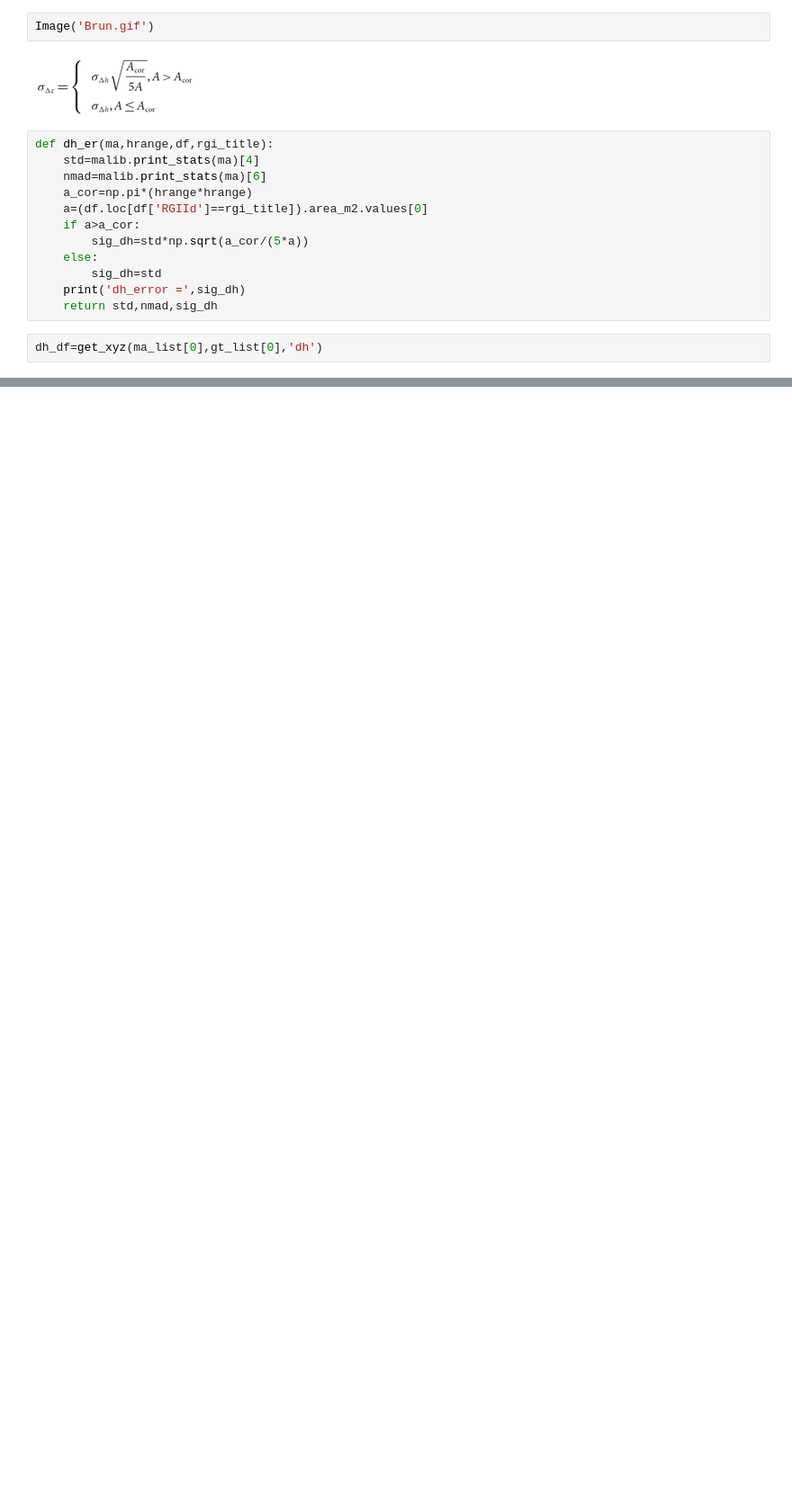
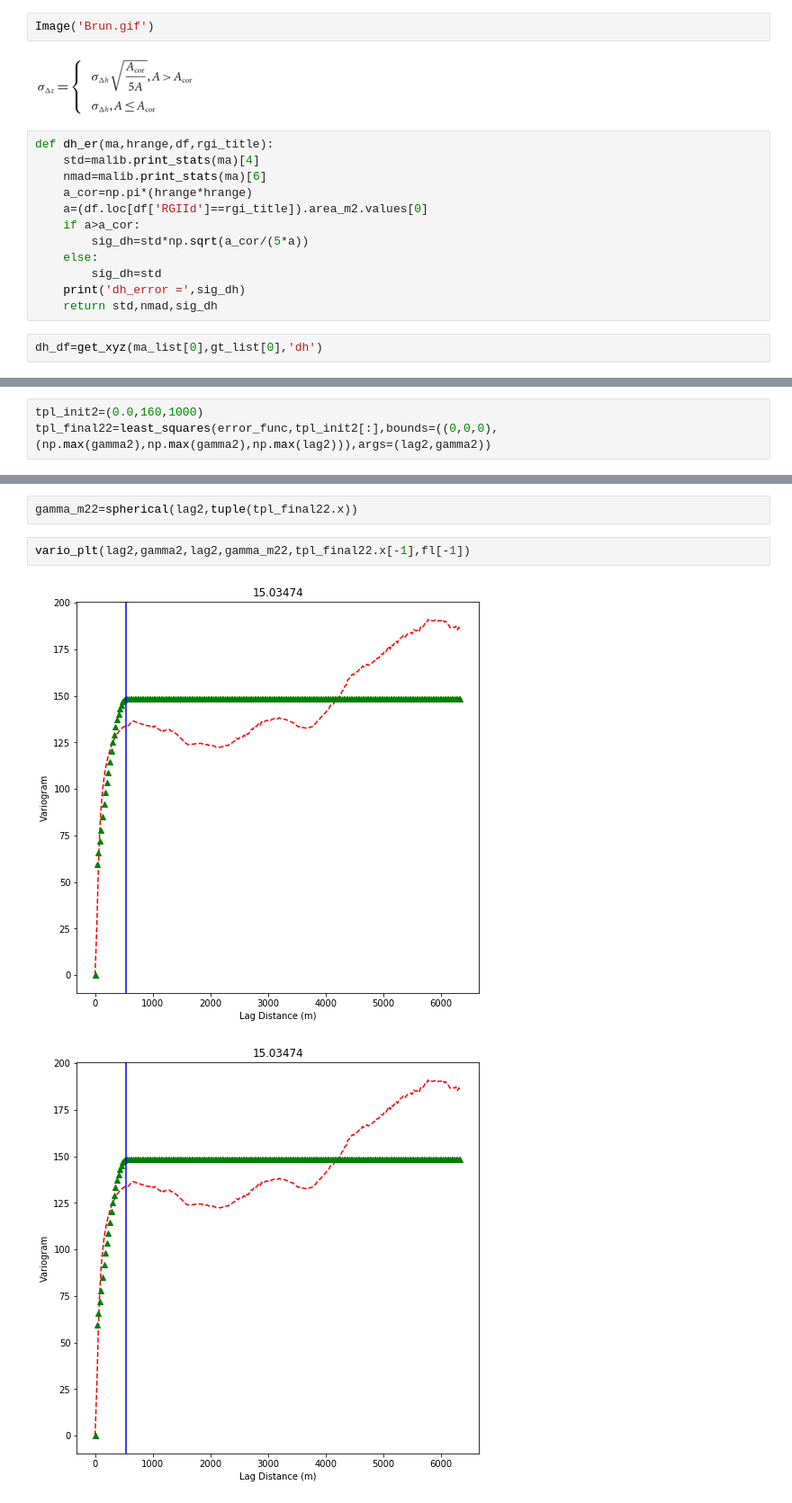
Before and after one commit to ShashankBice/raster_geostatistics, a Jupyter notebook: Brun_error_developer.ipynb, the cells around one changed output, grey strips where cells are left out. Shown at 90% size. Saved outputs shown, nothing was run; the diff lists cells and outputs as text; blank space fills up the shorter version.

```diff
--- a/Brun_error_developer.ipynb
+++ b/Brun_error_developer.ipynb
@@ -146,0 +264,3 @@ dh_error = 12.580279128187414
+# %%
+tpl_init2=(0.0,160,1000)
+tpl_final22=least_squares(error_func,tpl_init2[:],bounds=((0,0,0),(np.max(gamma2),np.max(gamma2),np.max(lag2))),args=(lag2,gamma2))
@@ -146,0 +271,7 @@ dh_error = 12.580279128187414
+# %%
+gamma_m22=spherical(lag2,tuple(tpl_final22.x))
+# %%
+vario_plt(lag2,gamma2,lag2,gamma_m22,tpl_final22.x[-1],fl[-1])
+# %% [output]
+[figure, added]
+[figure, added]
```
Also changed, not shown: parts of 26 cells of this notebook.
